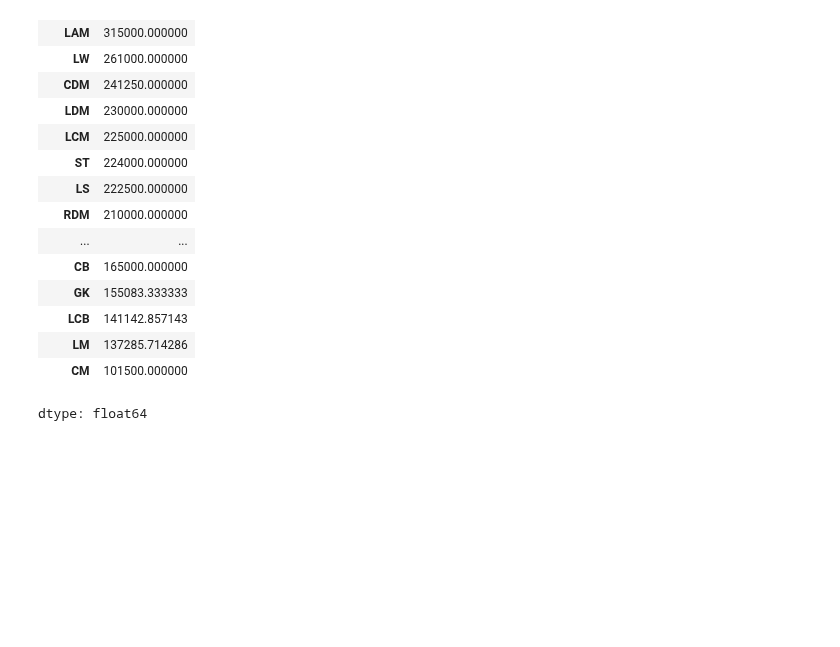
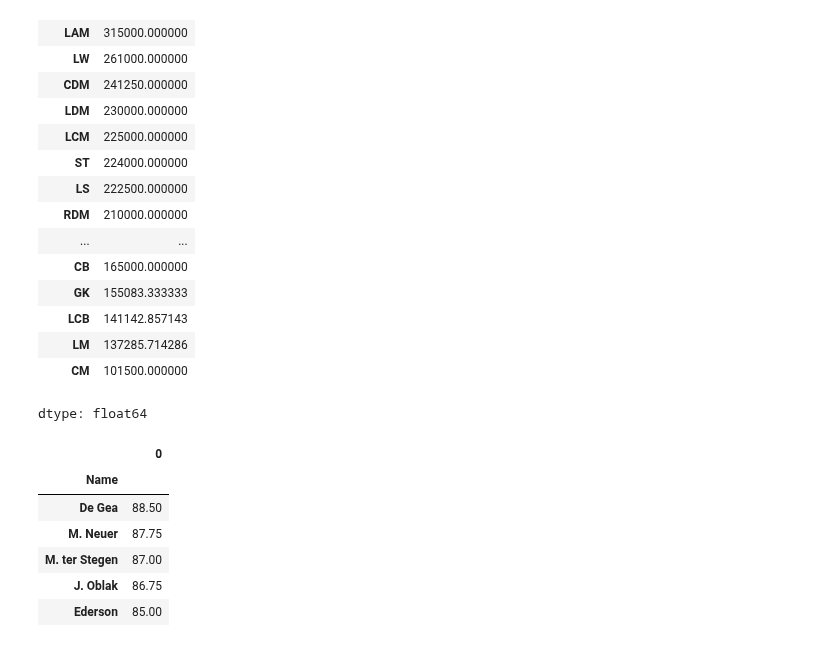
Before and after one commit to matheuspfferreira/python_data_science, a Jupyter notebook: Jogadores de Futebol - 04/notebook/nb_jogadores_futebol.ipynb, the cells around one changed output. Saved outputs shown, nothing was run; the diff lists cells and outputs as text; code cells hidden in the pictures; blank space fills up the shorter version.

```diff
--- a/Jogadores de Futebol - 04/notebook/nb_jogadores_futebol.ipynb
+++ b/Jogadores de Futebol - 04/notebook/nb_jogadores_futebol.ipynb
@@ -174,3 +187,19 @@ df_media_salarios
 | LM | 137285.714286 |
 | CM | 101500.000000 |
 dtype: float64
+# %%
+# Definindo os melhores goleiros (média de atributos) do dataframe
+atributos = ['GKHandling', 'GKKicking', 'GKPositioning', 'GKReflexes']
+df_melhores_goleiros = df_goleiros.groupby('Name')[atributos].mean().mean(axis=1).sort_values(ascending=False)
+# %%
+# Limitando a quantidade de linhas e conversão para dataframe
+df_melhores_goleiros = df_melhores_goleiros.to_frame().head()
+df_melhores_goleiros
+# %% [output]
+|  | 0 |
+| Name |  |
+| De Gea | 88.50 |
+| M. Neuer | 87.75 |
+| M. ter Stegen | 87.00 |
+| J. Oblak | 86.75 |
+| Ederson | 85.00 |
```
Also changed, not shown: parts of 2 cells of this notebook.
